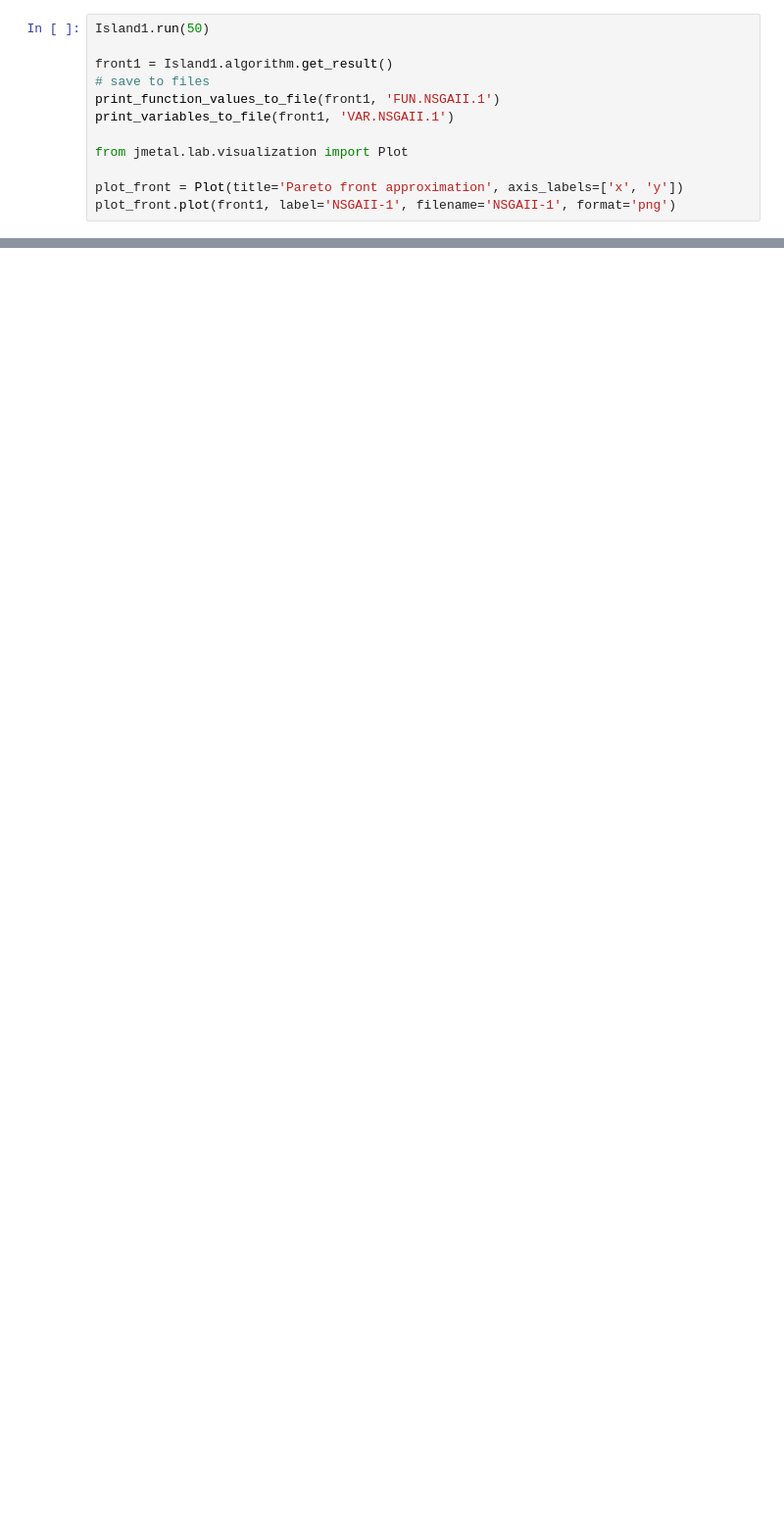
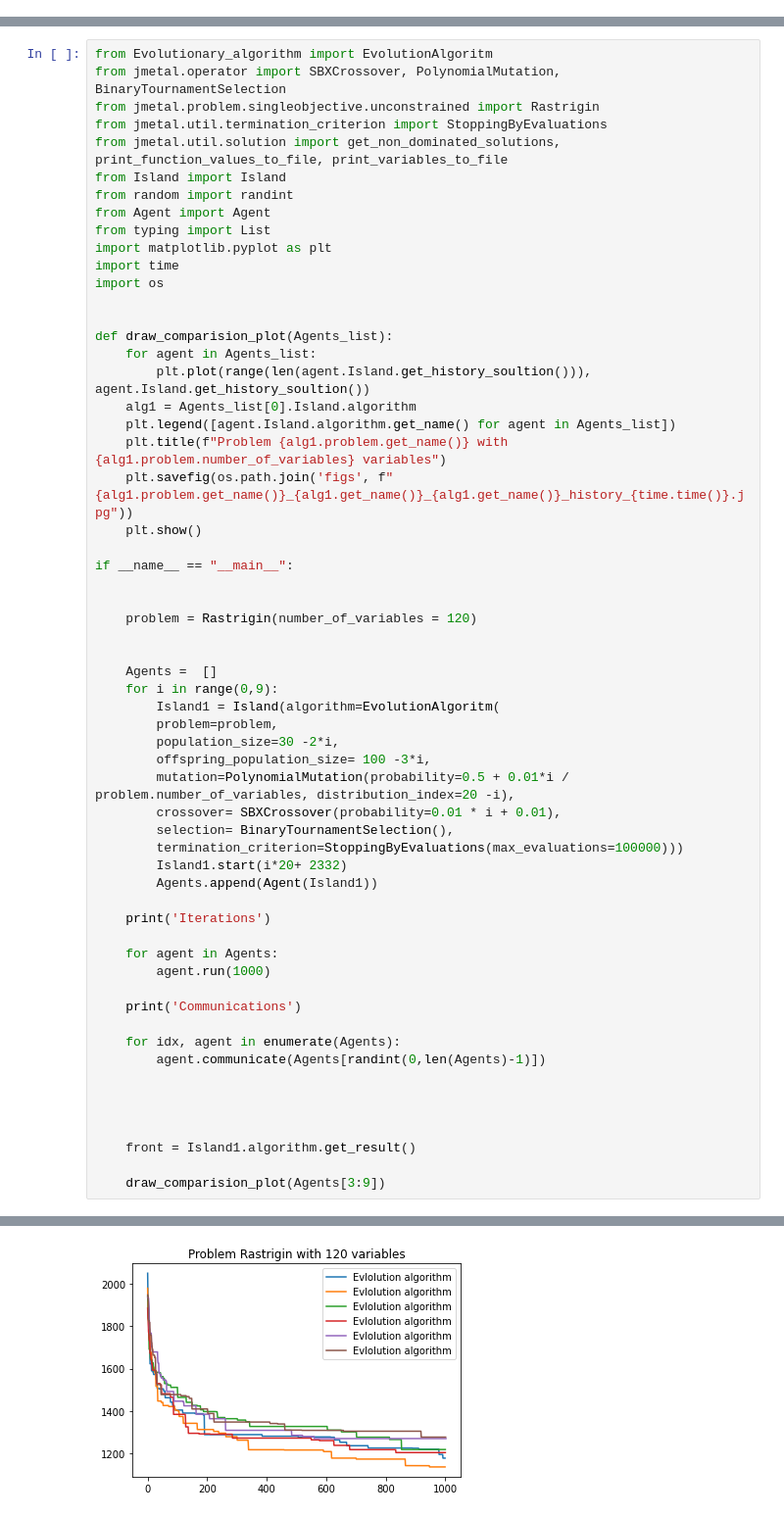
Before and after one commit to KrzysztofCzech/Algorytm-stadny, a Jupyter notebook: main.ipynb, the cells around one changed output, grey strips where cells are left out. Shown at 98% size. Drawn from its saved outputs; the diff is of its cells as text; blank space fills up the shorter version.

Commit message:
Dummy agents with basic communication

```diff
--- a/main.ipynb
+++ b/main.ipynb
@@ -39,12 +0,0 @@ AttributeError: 'Island' object has no attribute 'get_history_soultion'
-# %%
-Island1.run(50)
-
-front1 = Island1.algorithm.get_result()
-# save to files
-print_function_values_to_file(front1, 'FUN.NSGAII.1')
-print_variables_to_file(front1, 'VAR.NSGAII.1')
-
-from jmetal.lab.visualization import Plot
-
-plot_front = Plot(title='Pareto front approximation', axis_labels=['x', 'y'])
-plot_front.plot(front1, label='NSGAII-1', filename='NSGAII-1', format='png')
@@ -60,0 +1,60 @@ agent1.run(10)
+# %%
+from Evolutionary_algorithm import EvolutionAlgoritm
+from jmetal.operator import SBXCrossover, PolynomialMutation, BinaryTournamentSelection
+from jmetal.problem.singleobjective.unconstrained import Rastrigin
+from jmetal.util.termination_criterion import StoppingByEvaluations
+from jmetal.util.solution import get_non_dominated_solutions, print_function_values_to_file, print_variables_to_file
+from Island import Island
+from random import randint
+from Agent import Agent
+from typing import List
+import matplotlib.pyplot as plt
+import time
+import os
+
+
+def draw_comparision_plot(Agents_list):
+    for agent in Agents_list:
+        plt.plot(range(len(agent.Island.get_history_soultion())), agent.Island.get_history_soultion())
+    alg1 = Agents_list[0].Island.algorithm
+    plt.legend([agent.Island.algorithm.get_name() for agent in Agents_list])
+    plt.title(f"Problem {alg1.problem.get_name()} with {alg1.problem.number_of_variables} variables")
+    plt.savefig(os.path.join('figs', f"{alg1.problem.get_name()}_{alg1.get_name()}_{alg1.get_name()}_history_{time.time()}.jpg"))
+    plt.show()
+
+if __name__ == "__main__":
+
+
+    problem = Rastrigin(number_of_variables = 120)
+
+
+    Agents =  []
+    for i in range(0,9):
+        Island1 = Island(algorithm=EvolutionAlgoritm(
+        problem=problem,
+        population_size=30 -2*i,
+        offspring_population_size= 100 -3*i,
+        mutation=PolynomialMutation(probability=0.5 + 0.01*i / problem.number_of_variables, distribution_index=20 -i),
+        crossover= SBXCrossover(probability=0.01 * i + 0.01),
+        selection= BinaryTournamentSelection(),
+        termination_criterion=StoppingByEvaluations(max_evaluations=100000)))
+        Island1.start(i*20+ 2332)
+        Agents.append(Agent(Island1))
+
+    print('Iterations')
+
+    for agent in Agents:
+        agent.run(1000)
+
+    print('Communications')
+
+    for idx, agent in enumerate(Agents):
+        agent.communicate(Agents[randint(0,len(Agents)-1)])
+
+
+
+
+    front = Island1.algorithm.get_result()
+
+    draw_comparision_plot(Agents[3:9])
+# %% [output]
@@ -60,0 +63 @@ agent1.run(10)
+[figure, added]
```
Also changed, not shown: parts of 8 cells of this notebook, 8 other files.
